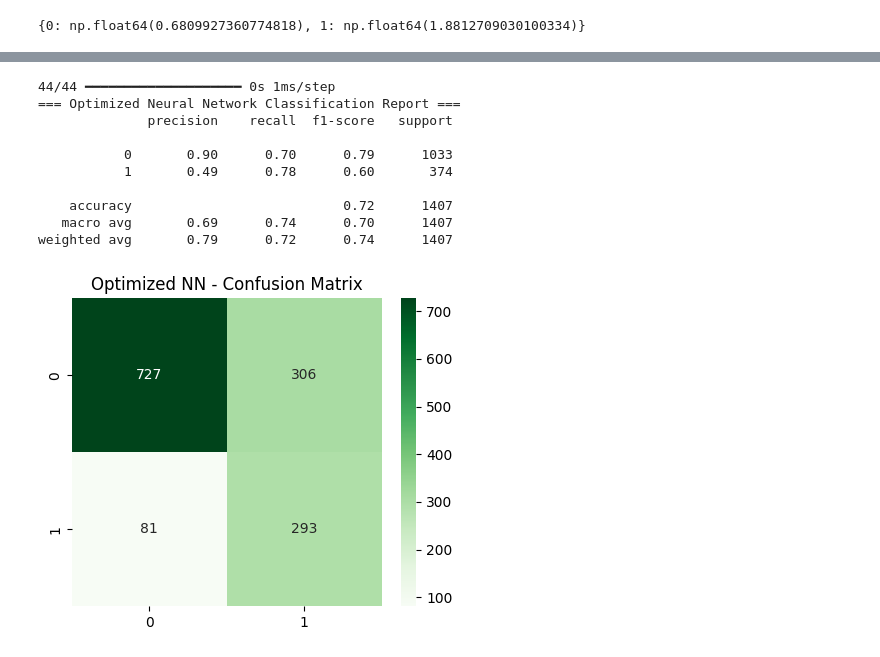
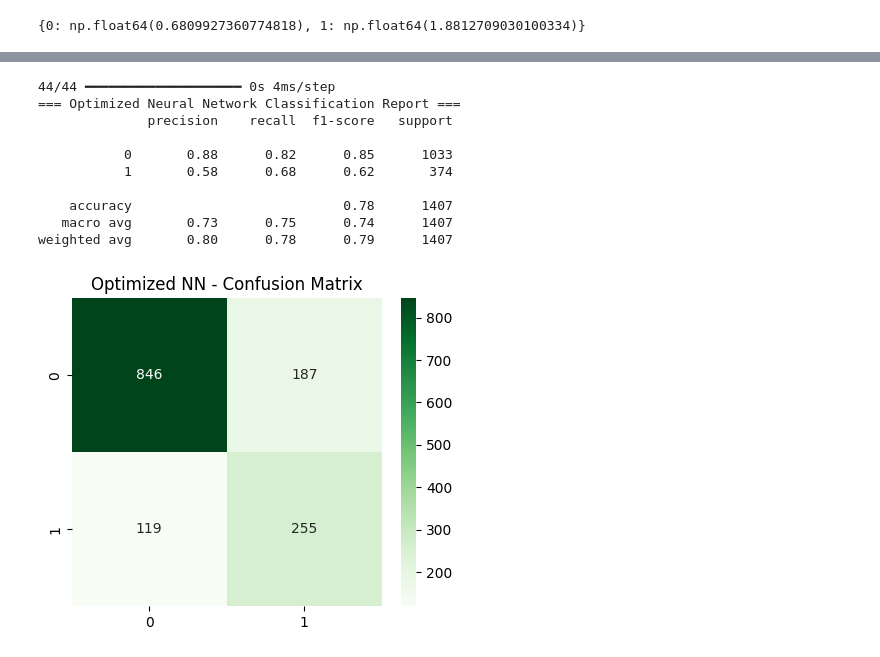
Before and after one commit to Daham-abeyratne/Customer_Churn_Prediction, a Jupyter notebook: costomer_churn_prediciton.ipynb, the cells around one changed output, grey strips where cells are left out. Saved outputs shown, nothing was run; the diff lists cells and outputs as text; code cells hidden in the pictures.

```diff
--- a/costomer_churn_prediciton.ipynb
+++ b/costomer_churn_prediciton.ipynb
@@ -781,3 +788,9 @@ AUC: 0.8215402415476443
 X_train.shape
 # %% [output]
 (5625, 38)
+# %%
+from sklearn.metrics import roc_curve
+
+fpr, tpr, thresholds = roc_curve(y_test, y_proba)
+best_threshold = thresholds[np.argmax(tpr - fpr)]
+print(best_threshold)
@@ -883,27 +898,27 @@ Restoring model weights from the end of the best epoch: 4.
 # %%
 y_proba = model.predict(X_test_scaled).ravel()
-y_pred = (y_proba >= 0.5).astype(int)
+y_pred = (y_proba >= best_threshold).astype(int)
 
 print("=== Optimized Neural Network Classification Report ===")
 print(classification_report(y_test, y_pred))
 
 cm = confusion_matrix(y_test, y_pred)
 plt.figure(figsize=(5,4))
 sns.heatmap(cm, annot=True, fmt='d', cmap='Greens')
 plt.title('Optimized NN - Confusion Matrix')
 plt.show()
 # %% [output]
-44/44 ━━━━━━━━━━━━━━━━━━━━ 0s 1ms/step
+44/44 ━━━━━━━━━━━━━━━━━━━━ 0s 4ms/step
 === Optimized Neural Network Classification Report ===
               precision    recall  f1-score   support
 
-           0       0.90      0.70      0.79      1033
-           1       0.49      0.78      0.60       374
+           0       0.88      0.82      0.85      1033
+           1       0.58      0.68      0.62       374
 
-    accuracy                           0.72      1407
-   macro avg       0.69      0.74      0.70      1407
-weighted avg       0.79      0.72      0.74      1407
+    accuracy                           0.78      1407
+   macro avg       0.73      0.75      0.74      1407
+weighted avg       0.80      0.78      0.79      1407
-[figure, old version]
+[figure, new version]
 # %%
 from sklearn.metrics import roc_curve, auc
 
```
Also changed, not shown: parts of 15 cells of this notebook.
